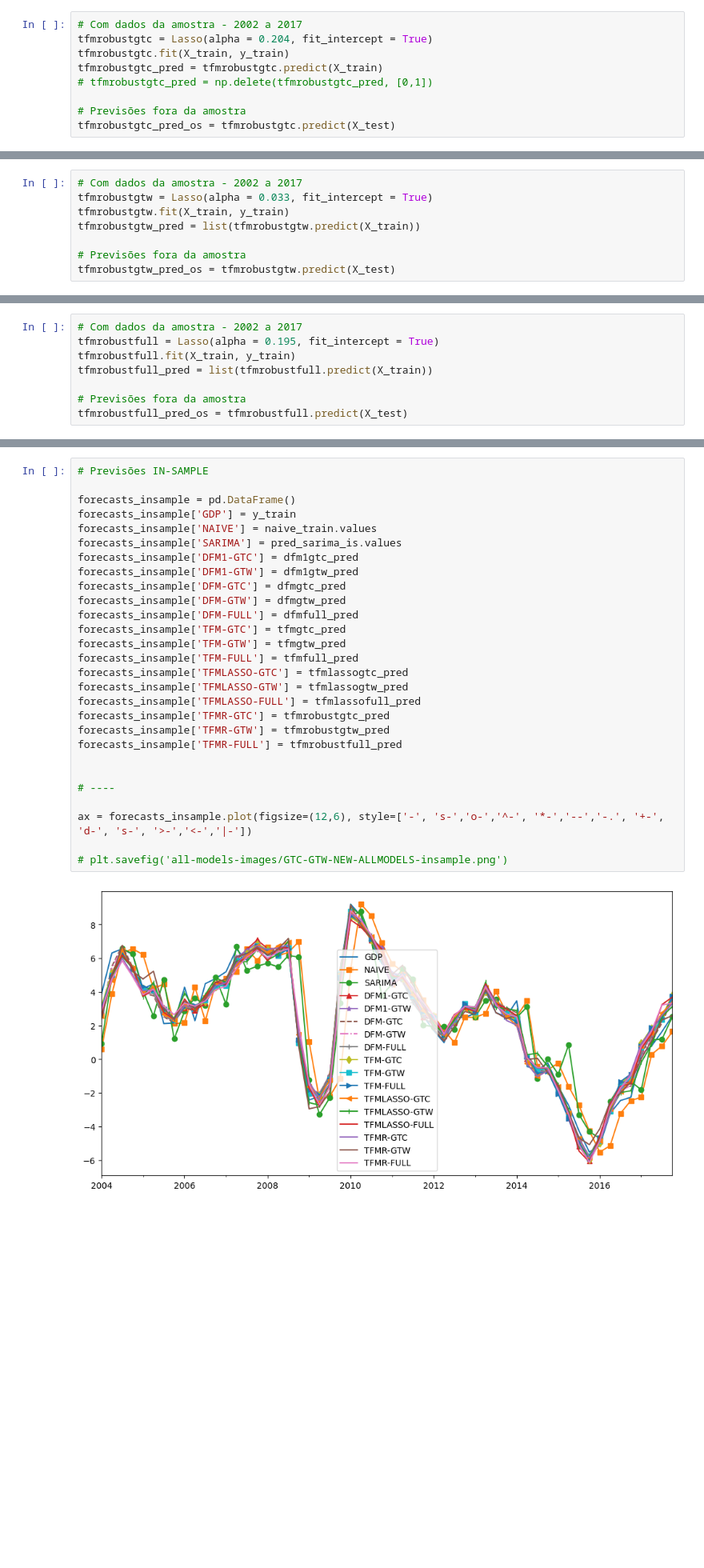
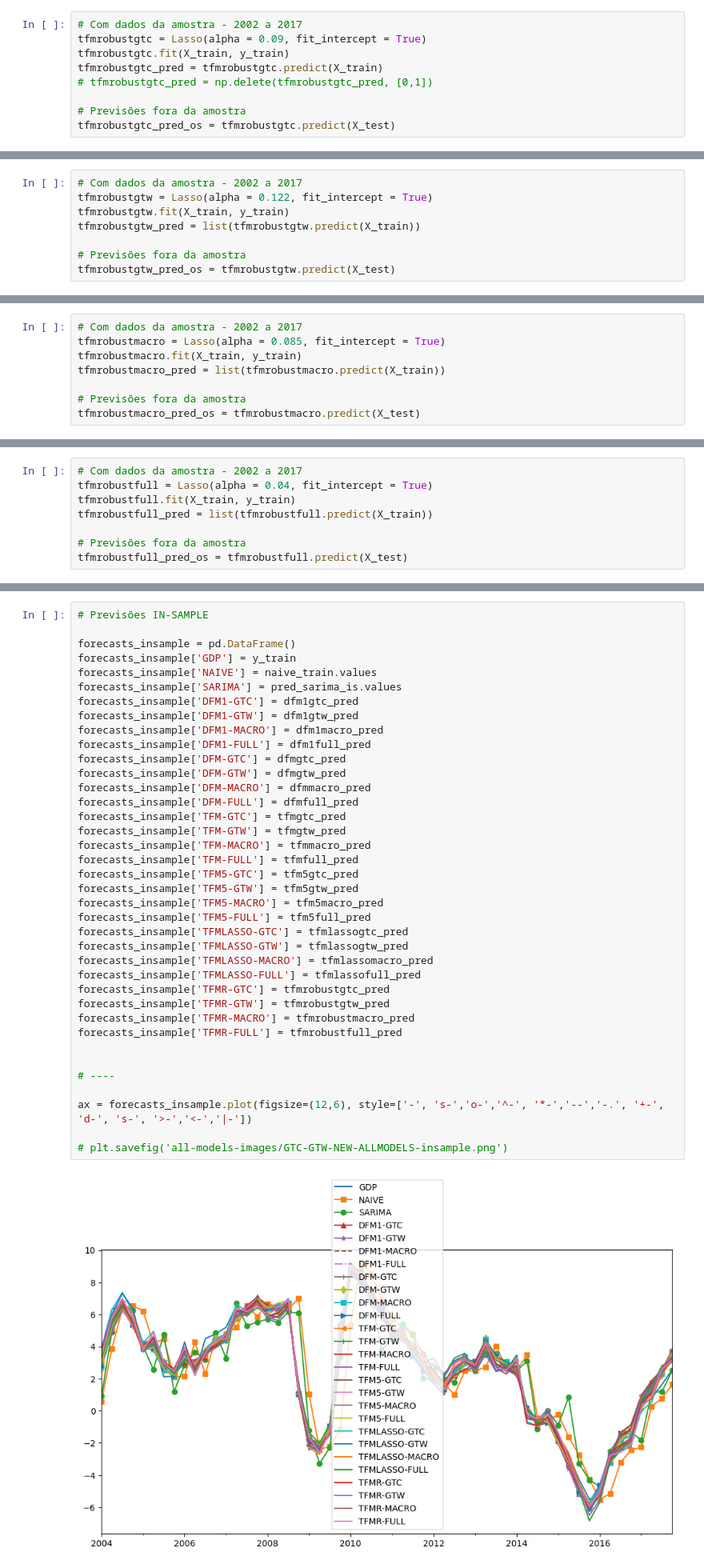
Before and after one commit to hcastd/NOWCASTING-GDP-BR, a Jupyter notebook: models/MODELS.ipynb, the cells around one changed output, grey strips where cells are left out. Shown at 80% size. Saved outputs shown, nothing was run; the diff lists cells and outputs as text; blank space fills up the shorter version.

```diff
--- a/models/MODELS.ipynb
+++ b/models/MODELS.ipynb
@@ -1079,7 +1823,7 @@ X_test = test.drop('gdp', axis = 1)
 y_test = test['gdp']
 # %%
 # Com dados da amostra - 2002 a 2017
-tfmrobustgtc = Lasso(alpha = 0.204, fit_intercept = True)
+tfmrobustgtc = Lasso(alpha = 0.09, fit_intercept = True)
 tfmrobustgtc.fit(X_train, y_train)
 tfmrobustgtc_pred = tfmrobustgtc.predict(X_train)
 # tfmrobustgtc_pred = np.delete(tfmrobustgtc_pred, [0,1])
@@ -1161,7 +1905,7 @@ X_test = test.drop('gdp', axis = 1)
 y_test = test['gdp']
 # %%
 # Com dados da amostra - 2002 a 2017
-tfmrobustgtw = Lasso(alpha = 0.033, fit_intercept = True)
+tfmrobustgtw = Lasso(alpha = 0.122, fit_intercept = True)
 tfmrobustgtw.fit(X_train, y_train)
 tfmrobustgtw_pred = list(tfmrobustgtw.predict(X_train))
 
@@ -1170 +1987,9 @@ tfmrobustgtw_pred_os = tfmrobustgtw.predict(X_test)
+# %%
+# Com dados da amostra - 2002 a 2017
+tfmrobustmacro = Lasso(alpha = 0.085, fit_intercept = True)
+tfmrobustmacro.fit(X_train, y_train)
+tfmrobustmacro_pred = list(tfmrobustmacro.predict(X_train))
+
+# Previsões fora da amostra
+tfmrobustmacro_pred_os = tfmrobustmacro.predict(X_test)
 # %% [markdown]
@@ -1242,7 +2067,7 @@ X_test = test.drop('gdp', axis = 1)
 y_test = test['gdp']
 # %%
 # Com dados da amostra - 2002 a 2017
-tfmrobustfull = Lasso(alpha = 0.195, fit_intercept = True)
+tfmrobustfull = Lasso(alpha = 0.04, fit_intercept = True)
 tfmrobustfull.fit(X_train, y_train)
 tfmrobustfull_pred = list(tfmrobustfull.predict(X_train))
 
@@ -1253,33 +2078,43 @@ tfmrobustfull_pred_os = tfmrobustfull.predict(X_test)
 # %%
 # Previsões IN-SAMPLE
 
 forecasts_insample = pd.DataFrame()
 forecasts_insample['GDP'] = y_train
 forecasts_insample['NAIVE'] = naive_train.values
 forecasts_insample['SARIMA'] = pred_sarima_is.values
 forecasts_insample['DFM1-GTC'] = dfm1gtc_pred
 forecasts_insample['DFM1-GTW'] = dfm1gtw_pred
+forecasts_insample['DFM1-MACRO'] = dfm1macro_pred
+forecasts_insample['DFM1-FULL'] = dfm1full_pred
 forecasts_insample['DFM-GTC'] = dfmgtc_pred
 forecasts_insample['DFM-GTW'] = dfmgtw_pred
+forecasts_insample['DFM-MACRO'] = dfmmacro_pred
 forecasts_insample['DFM-FULL'] = dfmfull_pred
 forecasts_insample['TFM-GTC'] = tfmgtc_pred
 forecasts_insample['TFM-GTW'] = tfmgtw_pred
+forecasts_insample['TFM-MACRO'] = tfmmacro_pred
 forecasts_insample['TFM-FULL'] = tfmfull_pred
+forecasts_insample['TFM5-GTC'] = tfm5gtc_pred
+forecasts_insample['TFM5-GTW'] = tfm5gtw_pred
+forecasts_insample['TFM5-MACRO'] = tfm5macro_pred
+forecasts_insample['TFM5-FULL'] = tfm5full_pred
 forecasts_insample['TFMLASSO-GTC'] = tfmlassogtc_pred
 forecasts_insample['TFMLASSO-GTW'] = tfmlassogtw_pred
+forecasts_insample['TFMLASSO-MACRO'] = tfmlassomacro_pred
 forecasts_insample['TFMLASSO-FULL'] = tfmlassofull_pred
 forecasts_insample['TFMR-GTC'] = tfmrobustgtc_pred
 forecasts_insample['TFMR-GTW'] = tfmrobustgtw_pred
+forecasts_insample['TFMR-MACRO'] = tfmrobustmacro_pred
 forecasts_insample['TFMR-FULL'] = tfmrobustfull_pred
 
 
 # ----
 
 ax = forecasts_insample.plot(figsize=(12,6), style=['-', 's-','o-','^-', '*-','--','-.', '+-', 'd-', 's-', '>-','<-','|-'])
 
 # plt.savefig('all-models-images/GTC-GTW-NEW-ALLMODELS-insample.png')
 # %% [output]
-[figure, old version]
+[figure, new version]
 # %%
 # Previsões OUT-OF-SAMPLE
 
```
Also changed, not shown: parts of 69 cells of this notebook.
